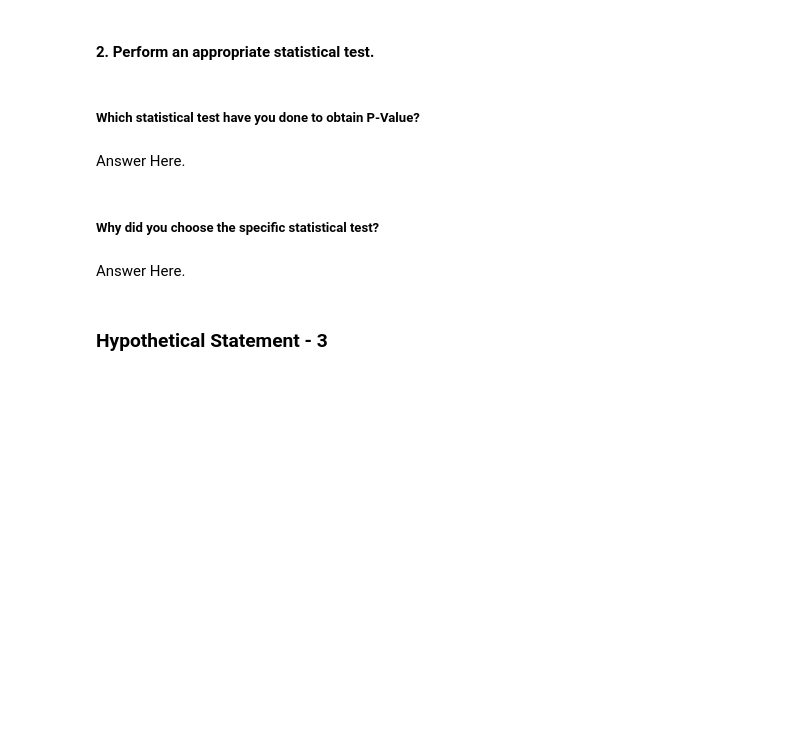
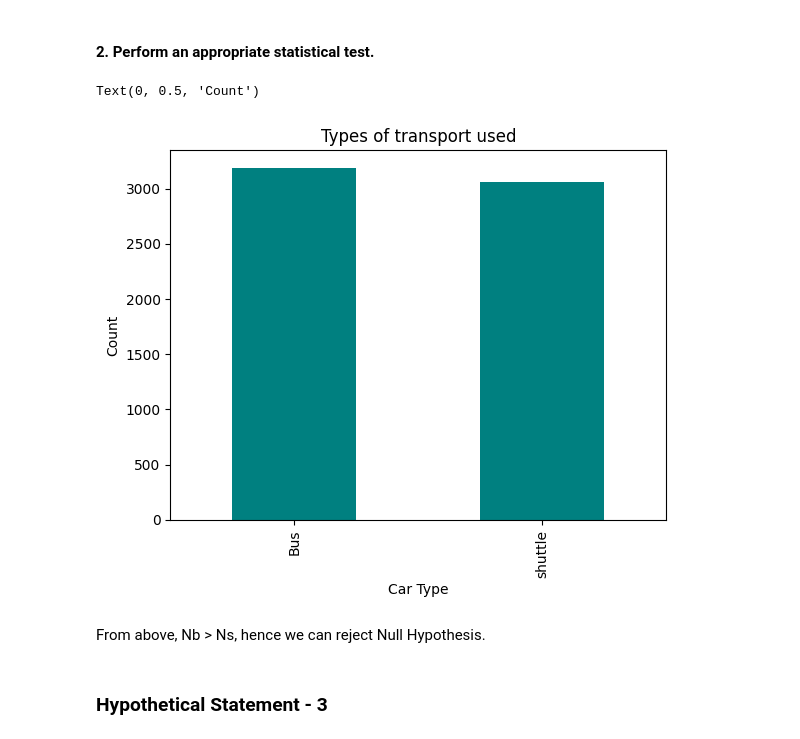
Before and after one commit to sidpatondikar/Capstone-Project-Regression, a Jupyter notebook: Transport_Demand_Regression_Project.ipynb, the cells around one changed output. Cells and saved outputs as stored; diff of their text form; code cells hidden in the pictures; blank space fills up the shorter version.

```diff
--- a/Transport_Demand_Regression_Project.ipynb
+++ b/Transport_Demand_Regression_Project.ipynb
@@ -599,11 +554,13 @@ Answer Here.
-# %% [markdown]
-##### Which statistical test have you done to obtain P-Value?
-# %% [markdown]
-Answer Here.
-# %% [markdown]
-##### Why did you choose the specific statistical test?
-# %% [markdown]
-Answer Here.
+# %%
+df_copy['car_type'].value_counts().plot(kind='bar',color='teal')
+plt.title("Types of transport used")
+plt.xlabel('Car Type')
+plt.ylabel('Count')
+# %% [output]
+Text(0, 0.5, 'Count')
+[figure, added]
+# %% [markdown]
+From above, Nb > Ns, hence we can reject Null Hypothesis.
 # %% [markdown]
 ### Hypothetical Statement - 3
 # %% [markdown]
```
Also changed, not shown: parts of 110 cells of this notebook.
